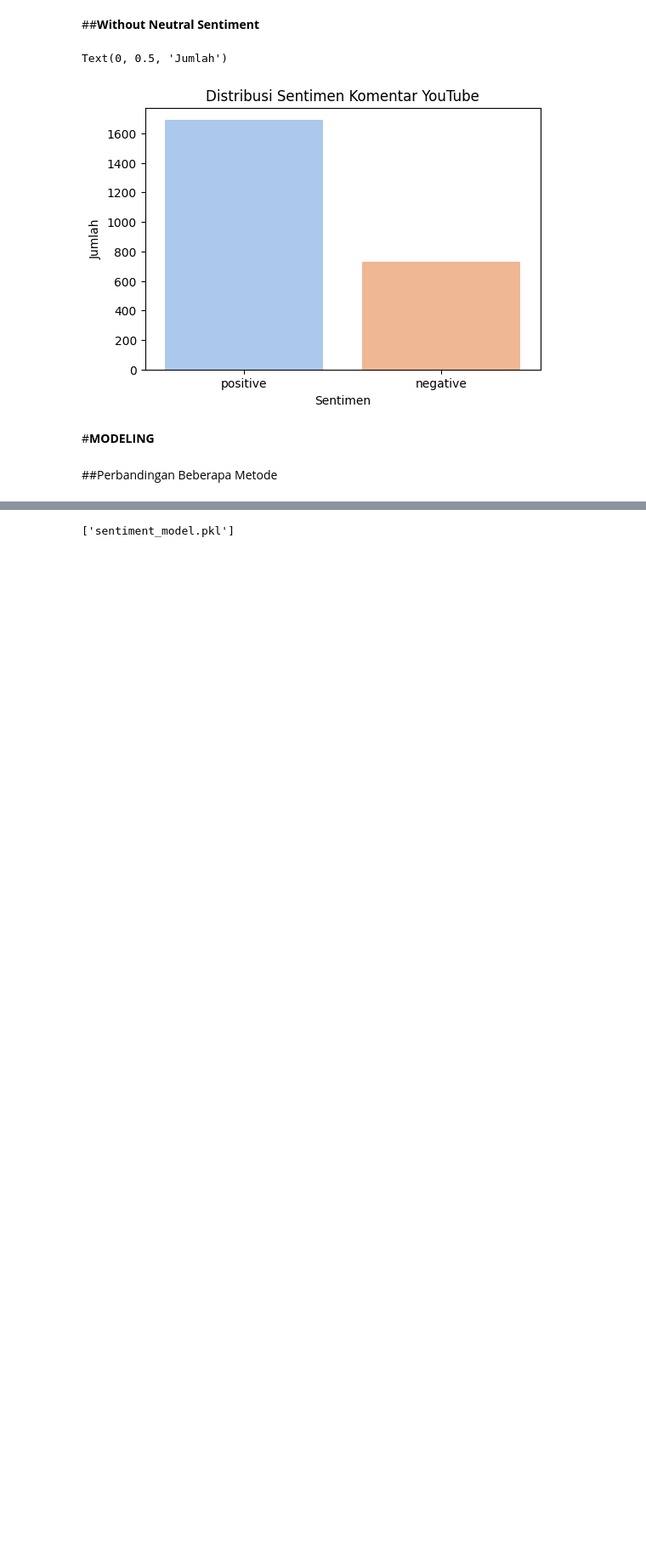
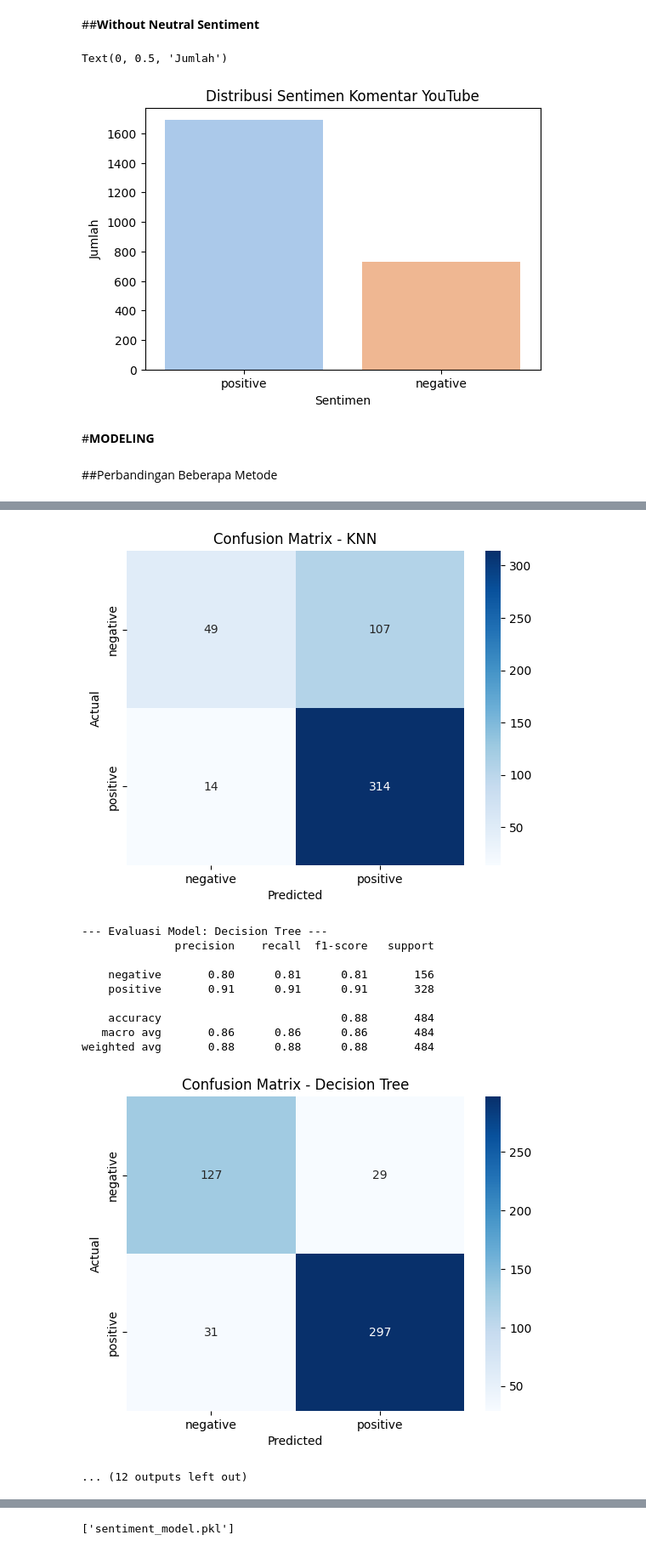
Before and after one commit to XTFK/capstone-ibm, a Jupyter notebook: Sentimen Analisis.ipynb, the cells around one changed output, grey strips where cells are left out. Shown at 85% size. Cells and saved outputs as stored; diff of their text form; code cells hidden in the pictures; blank space fills up the shorter version.

```diff
--- a/Sentimen Analisis.ipynb
+++ b/Sentimen Analisis.ipynb
@@ -299,3 +304,54 @@ X_vec = vectorizer.fit_transform(X)
 X_train, X_test, y_train, y_test = train_test_split(X_vec, y, test_size=0.2, random_state=42)
 # %% [markdown]
 ##Perbandingan Beberapa Metode
+# %%
+models = {
+    "LinearSVC": LinearSVC(random_state=42, max_iter=1000),
+    "Naive Bayes": MultinomialNB(),
+    "Logistic Regression": LogisticRegression(random_state=42, max_iter=1000),
+    "Random Forest": RandomForestClassifier(random_state=42, n_estimators=100),
+    "KNN": KNeighborsClassifier(),
+    "Decision Tree": DecisionTreeClassifier(random_state=42),
+    "Gradient Boosting": GradientBoostingClassifier(random_state=42, n_estimators=100),
+    "AdaBoost": AdaBoostClassifier(random_state=42, n_estimators=100),
+    "SGD Classifier": SGDClassifier(random_state=42, max_iter=1000, tol=1e-3),
+    "MLP Classifier": MLPClassifier(random_state=42, max_iter=300),
+    "Dummy Classifier": DummyClassifier(strategy="most_frequent")
+}
+# %%
+results = {}
+
+for name, model in models.items():
+    print(f"\n--- Evaluasi Model: {name} ---")
+    model.fit(X_train, y_train)
+    y_pred = model.predict(X_test)
+
+    acc = accuracy_score(y_test, y_pred)
+    prec = precision_score(y_test, y_pred, average='binary', pos_label='positive')
+    rec = recall_score(y_test, y_pred, average='binary', pos_label='positive')
+    f1 = f1_score(y_test, y_pred, average='binary', pos_label='positive')
+
+    results[name] = {
+        "Accuracy": acc,
+        "Precision": prec,
+        "Recall": rec,
+        "F1-Score": f1
+    }
+
+    print(classification_report(y_test, y_pred))
+
+    cm = confusion_matrix(y_test, y_pred, labels=['negative', 'positive'])
+    sns.heatmap(cm, annot=True, fmt='d', cmap='Blues',
+                xticklabels=['negative', 'positive'],
+                yticklabels=['negative', 'positive'])
+    plt.title(f'Confusion Matrix - {name}')
+    plt.xlabel('Predicted')
+    plt.ylabel('Actual')
+    plt.show()
+
+results_df = pd.DataFrame(results).T
+results_df = results_df.sort_values(by='F1-Score', ascending=False)
+
+print("\nPerbandingan Performa Model Klasifikasi:")
+display(results_df.style.background_gradient(cmap='Blues').format("{:.2%}"))
+# %% [output]
@@ -302 +407,13 @@ X_train, X_test, y_train, y_test = train_test_split(X_vec, y, test_size=0.2, ran
+[figure, added]
+--- Evaluasi Model: Decision Tree ---
+              precision    recall  f1-score   support
+
+    negative       0.80      0.81      0.81       156
+    positive       0.91      0.91      0.91       328
+
+    accuracy                           0.88       484
+   macro avg       0.86      0.86      0.86       484
+weighted avg       0.88      0.88      0.88       484
+[figure, added]
+... (12 outputs left out)
 # %%
```
Also changed, not shown: parts of 7 cells of this notebook.
